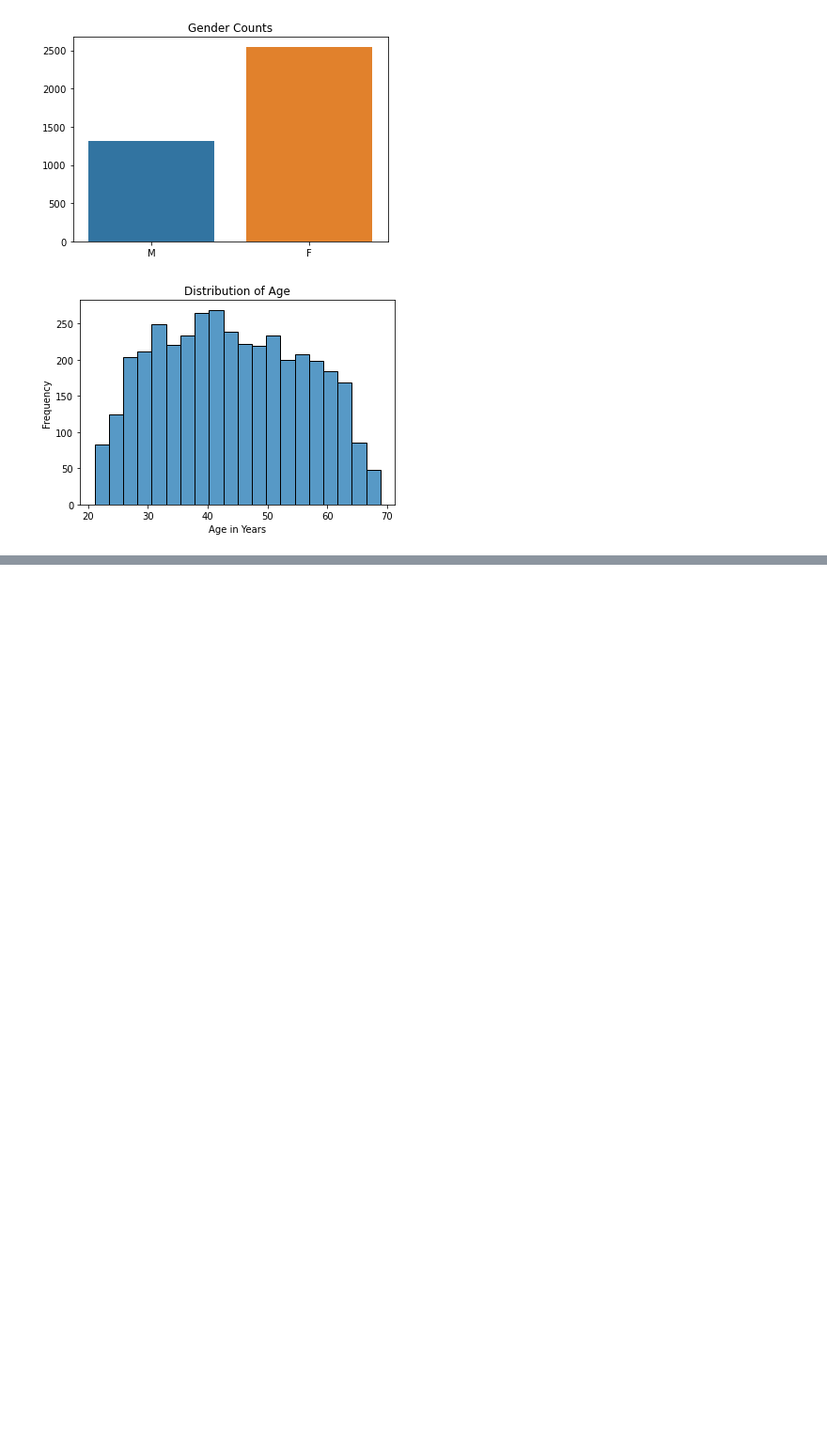
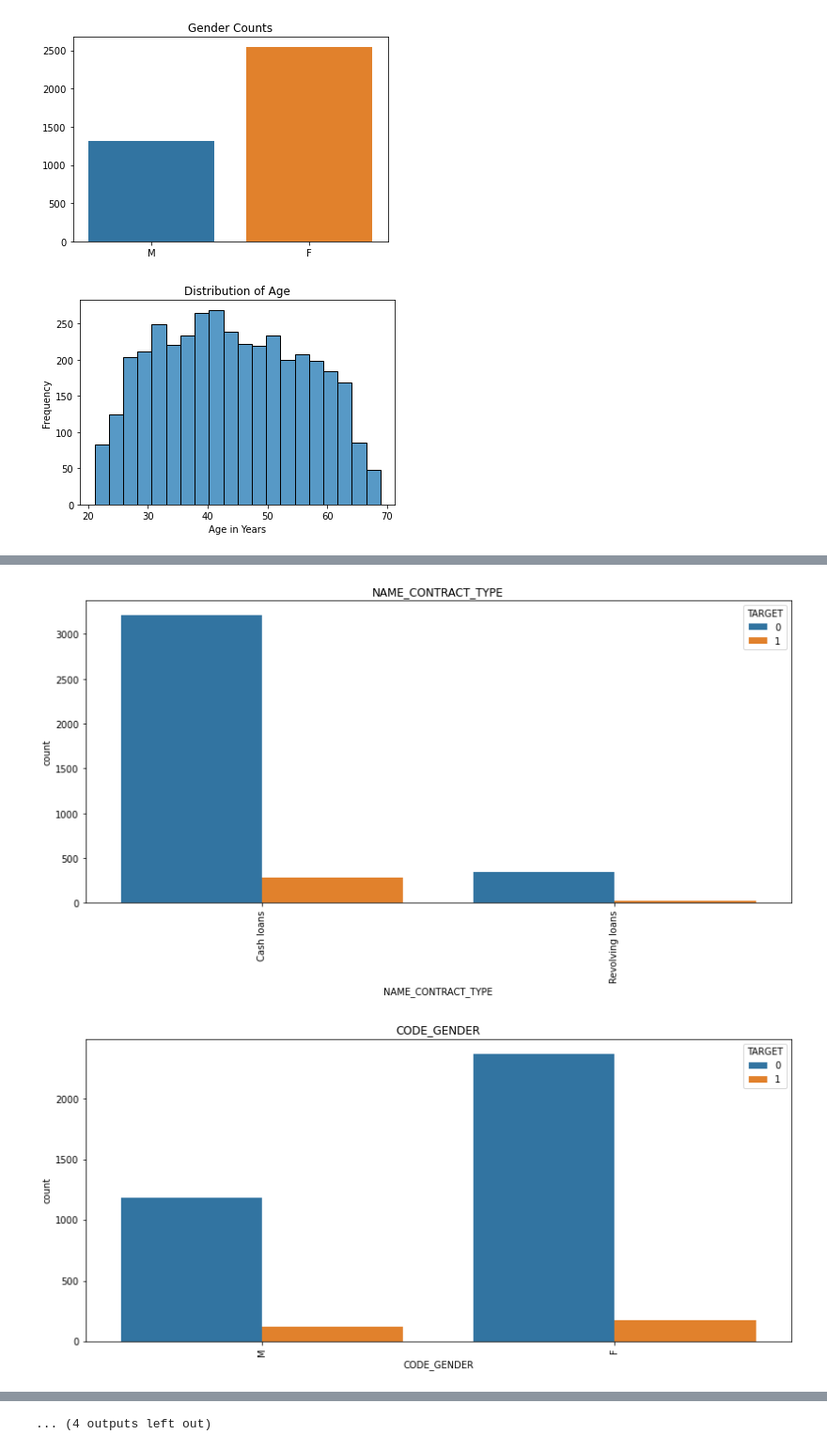
Before and after one commit to UCB-stat-159-s22/hw07-Group11, a Jupyter notebook: main.ipynb, the cells around one changed output, grey strips where cells are left out. Shown at 94% size. Saved outputs shown, nothing was run; the diff lists cells and outputs as text; code cells hidden in the pictures; blank space fills up the shorter version.

```diff
--- a/main.ipynb
+++ b/main.ipynb
@@ -131,0 +157,11 @@ plt.savefig('output/age_counts.png')
+# %%
+for column in categorical_df.columns:
+    plt.figure(figsize=(30,6))
+    plt.subplot(121)
+    sns.countplot(x=df[column],hue=df['TARGET'],data=df)
+    plt.title(column)
+    plt.xticks(rotation=90)
+    # save figures
+# %% [output]
+[figure, added]
+[figure, added]
@@ -131,0 +178 @@ plt.savefig('output/age_counts.png')
+... (4 outputs left out)
```
Also changed, not shown: parts of 5 cells of this notebook.
